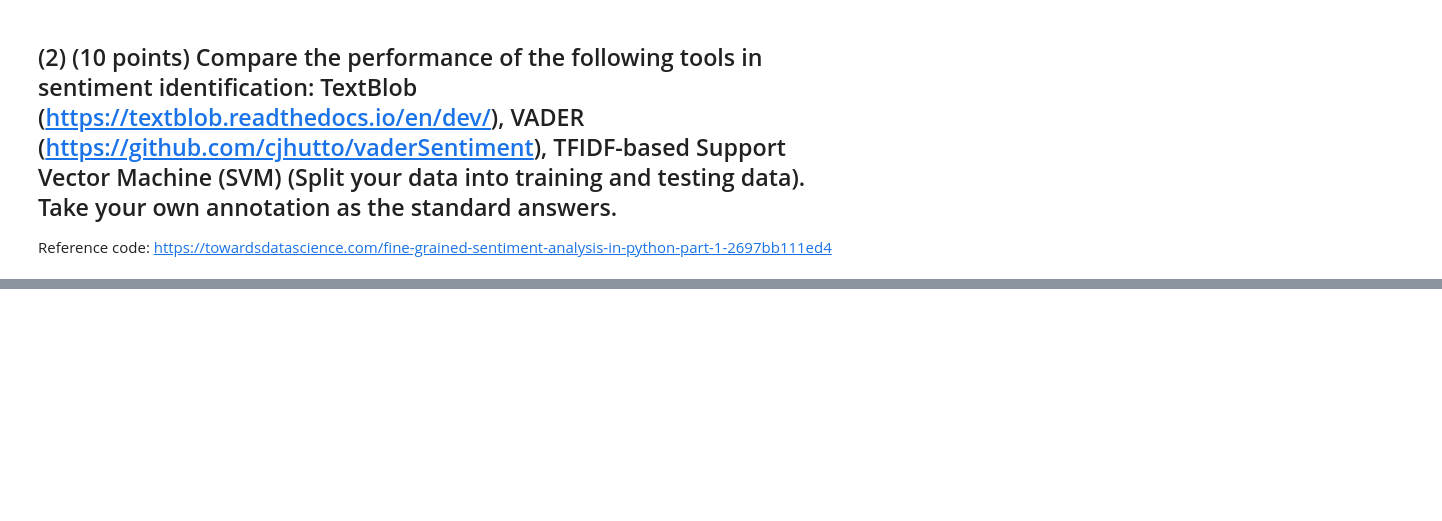
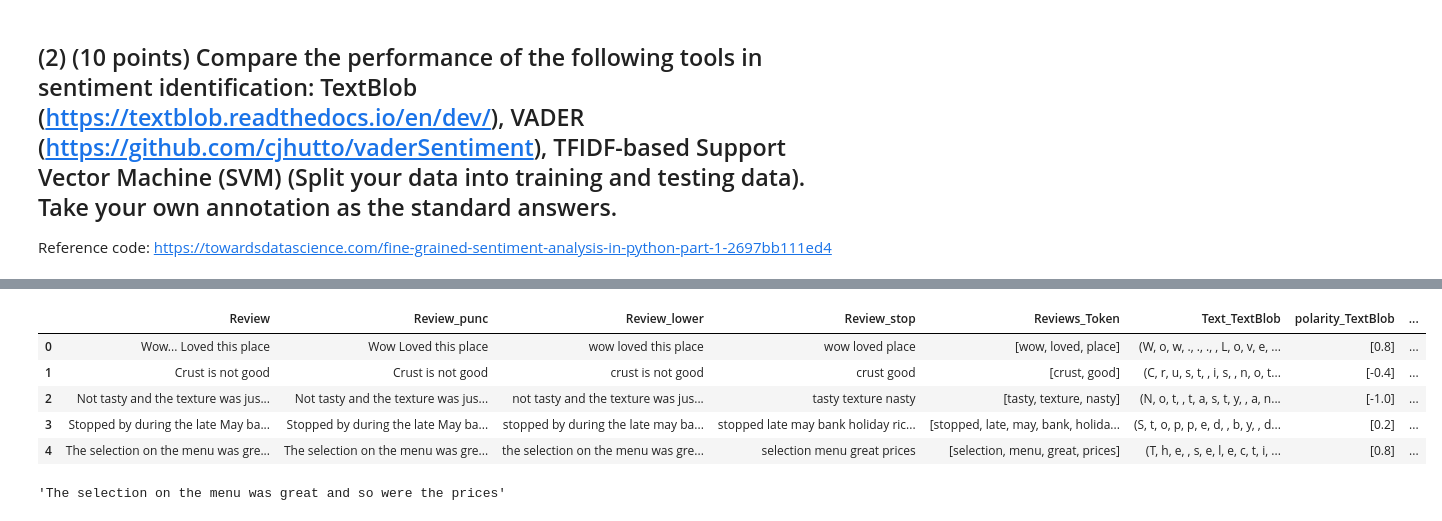
Before and after one commit to prithvikolla/Compuational_Methods_INFO5731, a Jupyter notebook: In_Class_Exersise/In_class_exercise_08.ipynb, the cells around one changed output, grey strips where cells are left out. Saved outputs shown, nothing was run; the diff lists cells and outputs as text; code cells hidden in the pictures; blank space fills up the shorter version.

```diff
--- a/In_Class_Exersise/In_class_exercise_08.ipynb
+++ b/In_Class_Exersise/In_class_exercise_08.ipynb
@@ -182,0 +224,19 @@ Reference code: https://towardsdatascience.com/fine-grained-sentiment-analysis-i
+# %%
+df['polarity_TextBlob'] = df['polarity_TextBlob'].apply(lambda x: np.round(x,1))
+df['compound_vader'] = df['compound_vader'].apply(lambda x: np.round(x,1))
+df['neg_vader'] = df['neg_vader'].apply(lambda x: np.round(x,1))
+df['neu_vader'] = df['neu_vader'].apply(lambda x: np.round(x,1))
+df['pos_vader'] = df['pos_vader'].apply(lambda x: np.round(x,1))
+# %%
+df.head()
+# %% [output]
+|  | Review | Review_punc | Review_lower | Review_stop | Reviews_Token | Text_TextBlob | polarity_TextBlob | ... |
+| 0 | Wow... Loved this place | Wow Loved this place | wow loved this place | wow loved place | [wow, loved, place] | (W, o, w, ., ., ., , L, o, v, e, ... | [0.8] | ... |
+| 1 | Crust is not good | Crust is not good | crust is not good | crust good | [crust, good] | (C, r, u, s, t, , i, s, , n, o, t... | [-0.4] | ... |
+| 2 | Not tasty and the texture was jus... | Not tasty and the texture was jus... | not tasty and the texture was jus... | tasty texture nasty | [tasty, texture, nasty] | (N, o, t, , t, a, s, t, y, , a, n... | [-1.0] | ... |
+| 3 | Stopped by during the late May ba... | Stopped by during the late May ba... | stopped by during the late may ba... | stopped late may bank holiday ric... | [stopped, late, may, bank, holida... | (S, t, o, p, p, e, d, , b, y, , d... | [0.2] | ... |
+| 4 | The selection on the menu was gre... | The selection on the menu was gre... | the selection on the menu was gre... | selection menu great prices | [selection, menu, great, prices] | (T, h, e, , s, e, l, e, c, t, i, ... | [0.8] | ... |
+# %%
+df['Review'][4]
+# %% [output]
+'The selection on the menu was great and so were the prices'
```
Also changed, not shown: parts of 14 cells of this notebook.
